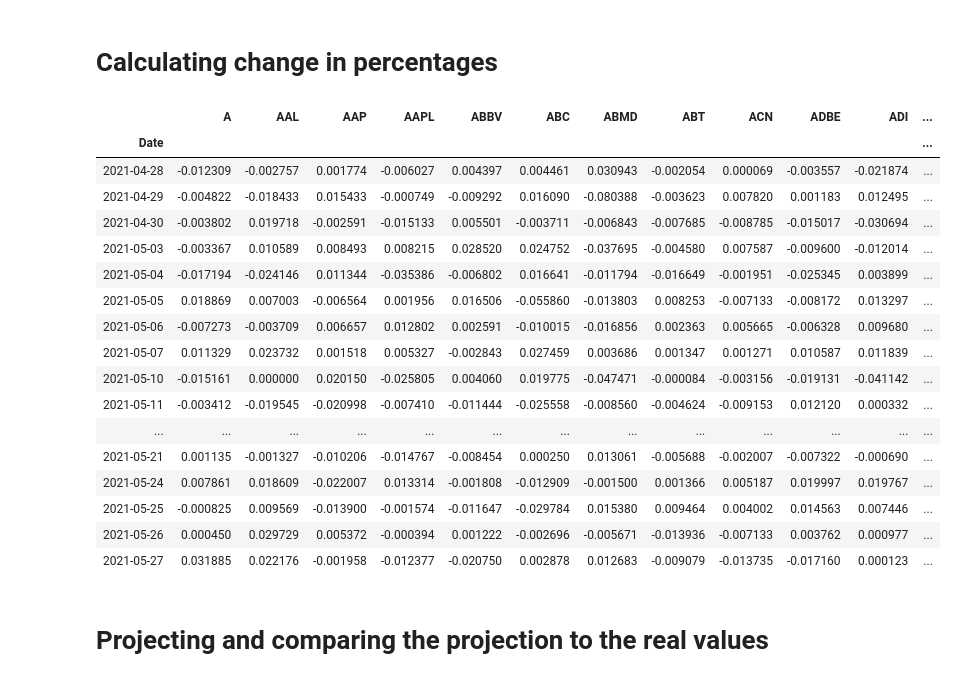
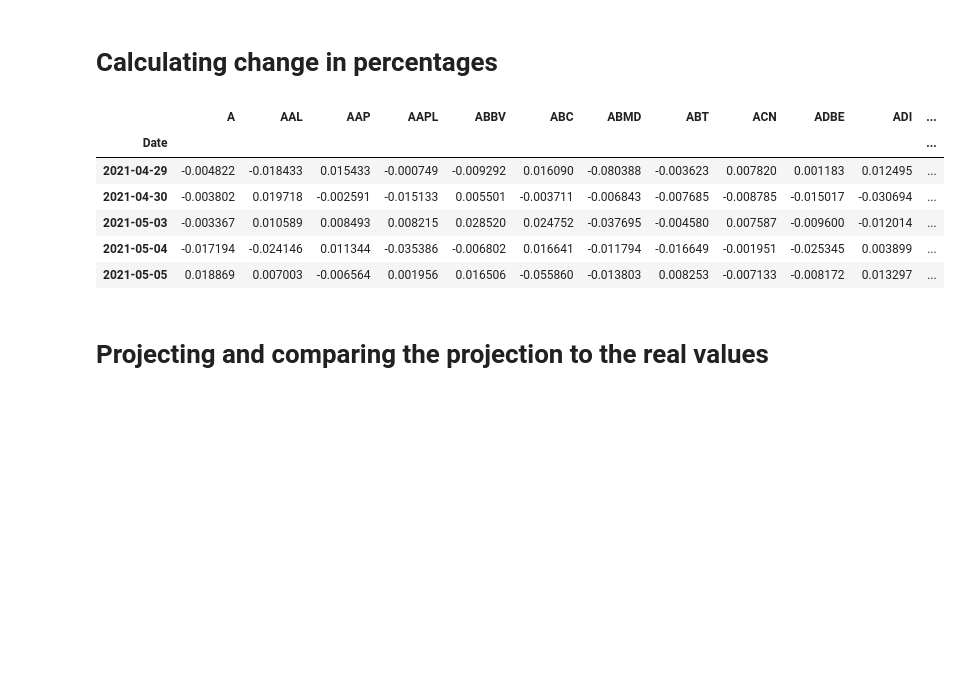
Before and after one commit to stral0/sp500_prediction, a Jupyter notebook: S&P500_prediction.ipynb, the cells around one changed output. Saved outputs shown, nothing was run; the diff lists cells and outputs as text; code cells hidden in the pictures; blank space fills up the shorter version.

```diff
--- a/S&P500_prediction.ipynb
+++ b/S&P500_prediction.ipynb
@@ -149,27 +148,16 @@ adj_close_data = data['Adj Close']
 # %%
 ptc_changes = adj_close_data.pct_change()
 ptc_changes = ptc_changes.dropna(how='all')
 ptc_changes = ptc_changes.dropna(axis=1,how='all')
-ptc_changes
+ptc_changes.head()
 # %% [output]
 |  | A | AAL | AAP | AAPL | ABBV | ABC | ABMD | ABT | ACN | ADBE | ADI | ... |
 | Date |  |  |  |  |  |  |  |  |  |  |  | ... |
-| 2021-04-28 | -0.012309 | -0.002757 | 0.001774 | -0.006027 | 0.004397 | 0.004461 | 0.030943 | -0.002054 | 0.000069 | -0.003557 | -0.021874 | ... |
 | 2021-04-29 | -0.004822 | -0.018433 | 0.015433 | -0.000749 | -0.009292 | 0.016090 | -0.080388 | -0.003623 | 0.007820 | 0.001183 | 0.012495 | ... |
 | 2021-04-30 | -0.003802 | 0.019718 | -0.002591 | -0.015133 | 0.005501 | -0.003711 | -0.006843 | -0.007685 | -0.008785 | -0.015017 | -0.030694 | ... |
 | 2021-05-03 | -0.003367 | 0.010589 | 0.008493 | 0.008215 | 0.028520 | 0.024752 | -0.037695 | -0.004580 | 0.007587 | -0.009600 | -0.012014 | ... |
 | 2021-05-04 | -0.017194 | -0.024146 | 0.011344 | -0.035386 | -0.006802 | 0.016641 | -0.011794 | -0.016649 | -0.001951 | -0.025345 | 0.003899 | ... |
 | 2021-05-05 | 0.018869 | 0.007003 | -0.006564 | 0.001956 | 0.016506 | -0.055860 | -0.013803 | 0.008253 | -0.007133 | -0.008172 | 0.013297 | ... |
-| 2021-05-06 | -0.007273 | -0.003709 | 0.006657 | 0.012802 | 0.002591 | -0.010015 | -0.016856 | 0.002363 | 0.005665 | -0.006328 | 0.009680 | ... |
-| 2021-05-07 | 0.011329 | 0.023732 | 0.001518 | 0.005327 | -0.002843 | 0.027459 | 0.003686 | 0.001347 | 0.001271 | 0.010587 | 0.011839 | ... |
-| 2021-05-10 | -0.015161 | 0.000000 | 0.020150 | -0.025805 | 0.004060 | 0.019775 | -0.047471 | -0.000084 | -0.003156 | -0.019131 | -0.041142 | ... |
-| 2021-05-11 | -0.003412 | -0.019545 | -0.020998 | -0.007410 | -0.011444 | -0.025558 | -0.008560 | -0.004624 | -0.009153 | 0.012120 | 0.000332 | ... |
-| ... | ... | ... | ... | ... | ... | ... | ... | ... | ... | ... | ... | ... |
-| 2021-05-21 | 0.001135 | -0.001327 | -0.010206 | -0.014767 | -0.008454 | 0.000250 | 0.013061 | -0.005688 | -0.002007 | -0.007322 | -0.000690 | ... |
-| 2021-05-24 | 0.007861 | 0.018609 | -0.022007 | 0.013314 | -0.001808 | -0.012909 | -0.001500 | 0.001366 | 0.005187 | 0.019997 | 0.019767 | ... |
-| 2021-05-25 | -0.000825 | 0.009569 | -0.013900 | -0.001574 | -0.011647 | -0.029784 | 0.015380 | 0.009464 | 0.004002 | 0.014563 | 0.007446 | ... |
-| 2021-05-26 | 0.000450 | 0.029729 | 0.005372 | -0.000394 | 0.001222 | -0.002696 | -0.005671 | -0.013936 | -0.007133 | 0.003762 | 0.000977 | ... |
-| 2021-05-27 | 0.031885 | 0.022176 | -0.001958 | -0.012377 | -0.020750 | 0.002878 | 0.012683 | -0.009079 | -0.013735 | -0.017160 | 0.000123 | ... |
 # %%
 number_of_companies = len(ptc_changes.columns)
 changes_of_prices = ptc_changes.sum(axis=1)
```
Also changed, not shown: parts of 25 cells of this notebook.
